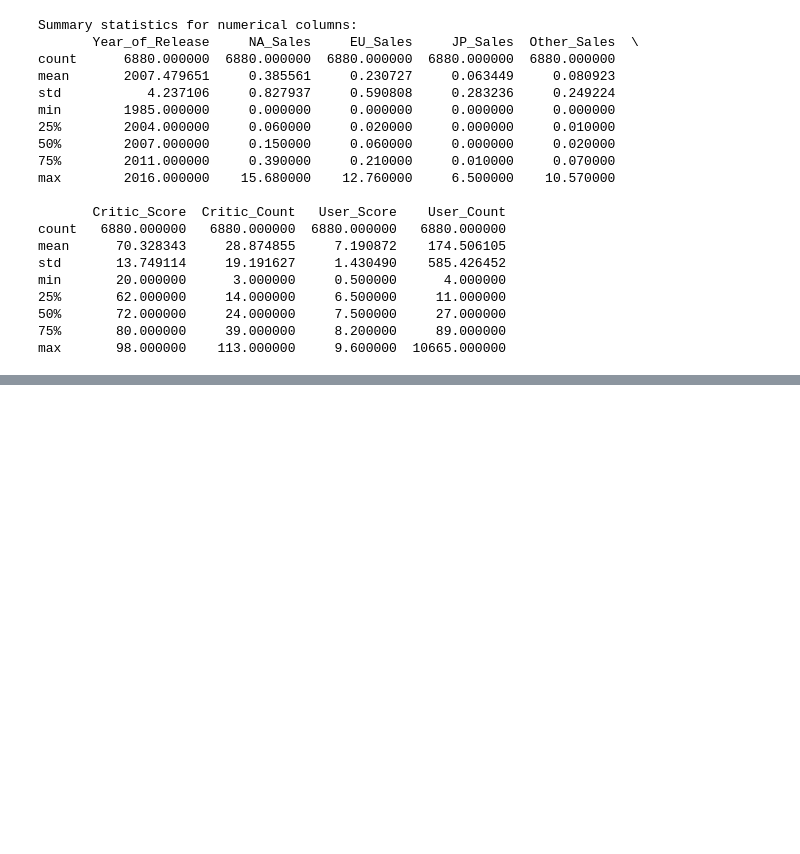
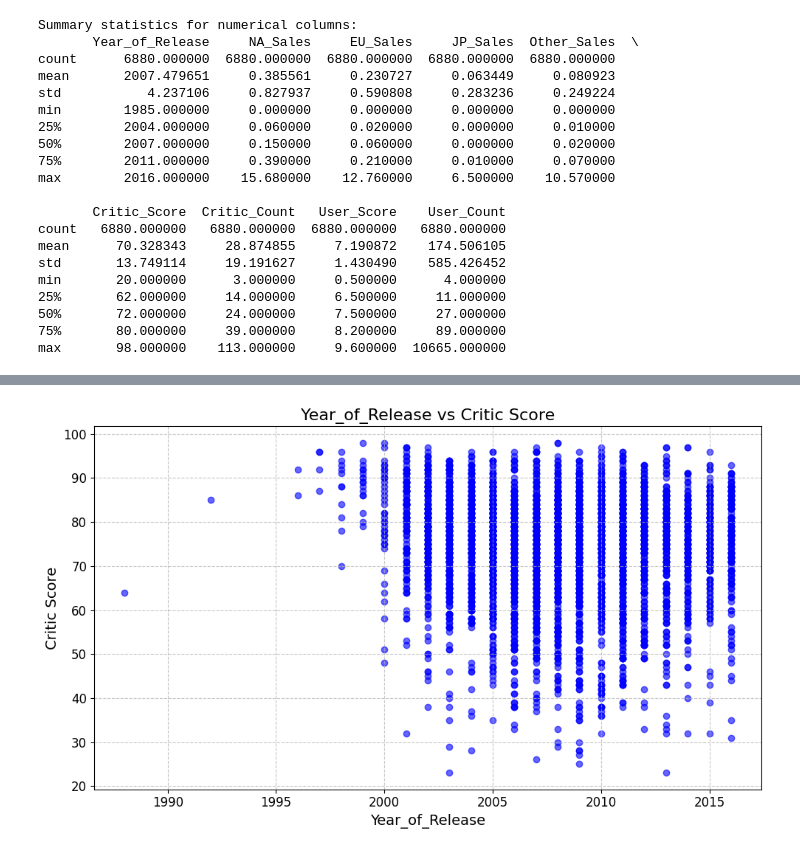
Before and after one commit to SahirHameed/Video-Game-Sales-Prediction, a Jupyter notebook: Video_Game_Sales_Prediction.ipynb, the cells around one changed output, grey strips where cells are left out. Saved outputs shown, nothing was run; the diff lists cells and outputs as text; code cells hidden in the pictures; blank space fills up the shorter version.

```diff
--- a/Video_Game_Sales_Prediction.ipynb
+++ b/Video_Game_Sales_Prediction.ipynb
@@ -427,3 +464,11 @@ plt.title("Correlation Heatmap of Numerical Features", fontsize=16)
 plt.show()
 # %% [output]
 [figure]
+# %%
+lower_quartile_critic_count = df["Critic_Count"].describe()["25%"]
+lower_quartile_user_count = df["User_Count"].describe()["25%"]
+
+df = df[df["Critic_Count"] >= lower_quartile_critic_count]
+df = df[df["User_Count"] >= lower_quartile_user_count]
+
+print(df.shape)
@@ -429,0 +477,12 @@ plt.show()
+# %%
+print('df["Platform"].unique():', df["Platform"].unique())
+print('df["Genre"].unique():', df["Genre"].unique())
+print('df["Publisher"].unique():', df["Publisher"].unique().__len__())
+print('df["Developer"].unique():', df["Developer"].unique())
+print('df["Rating"].unique():', df["Rating"].unique())
+
+df = pd.get_dummies(df, columns=["Platform", "Genre", "Rating"])
+# df.head()
+
+# rating AO - 1
+# rating K-A - 1
@@ -429,0 +507,15 @@ plt.show()
+# %%
+# Compare each numerical column to Global_Sales using scatter plots platform vs critic score [col should be going through platforms]
+for col in numerical_columns:
+    plt.figure(figsize=(10, 6))
+    plt.scatter(df[col], df["Critic_Score"], alpha=0.6, color="blue")
+    plt.title(f"{col} vs Critic Score", fontsize=16)
+    plt.xlabel(col, fontsize=14)
+    plt.ylabel("Critic Score", fontsize=14)
+    plt.xticks(fontsize=12)
+    plt.yticks(fontsize=12)
+    plt.grid(axis="both", linestyle="--", alpha=0.7)
+    plt.tight_layout()
+    plt.show()
+# %% [output]
+[figure, added]
```
Also changed, not shown: parts of 23 cells of this notebook.
